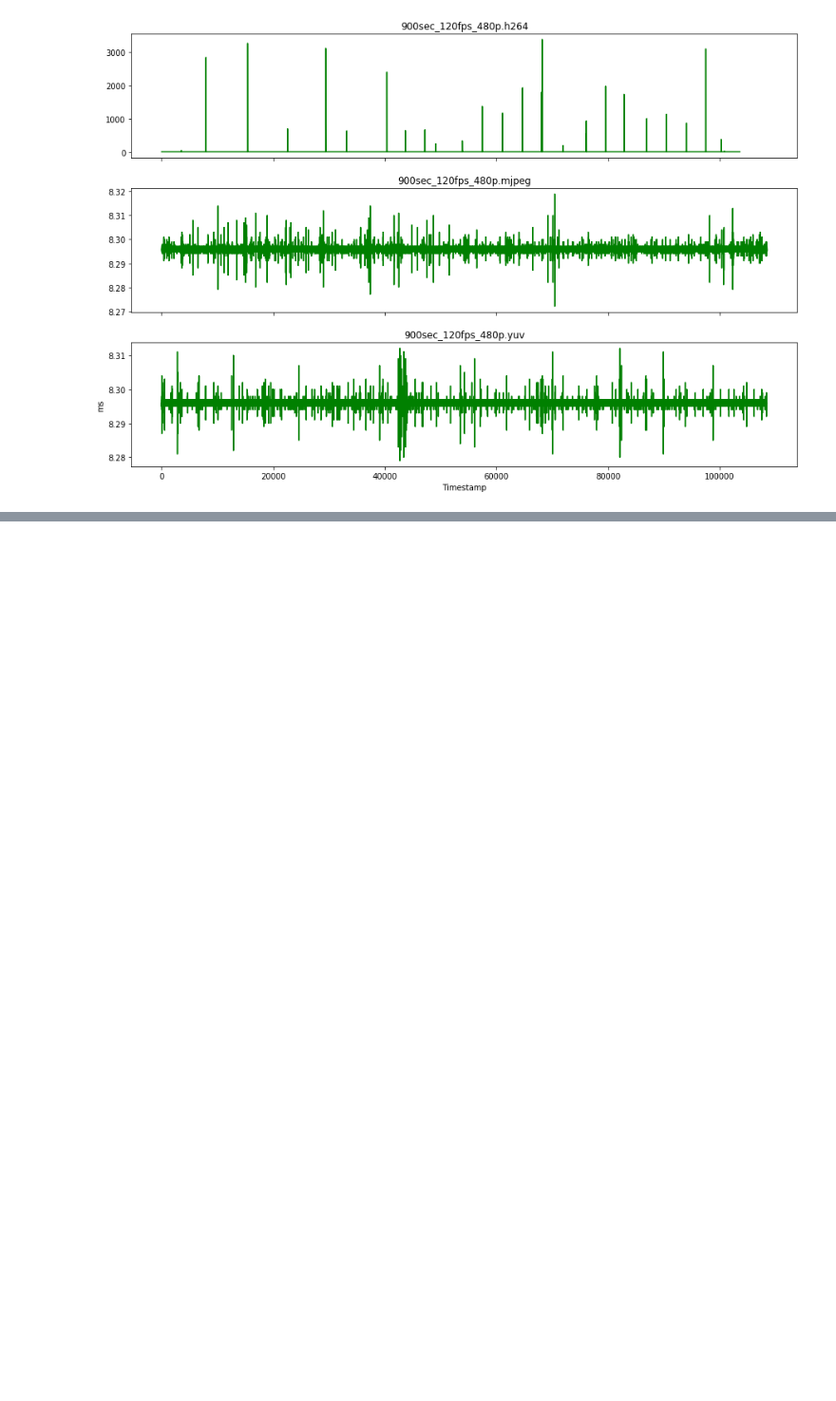
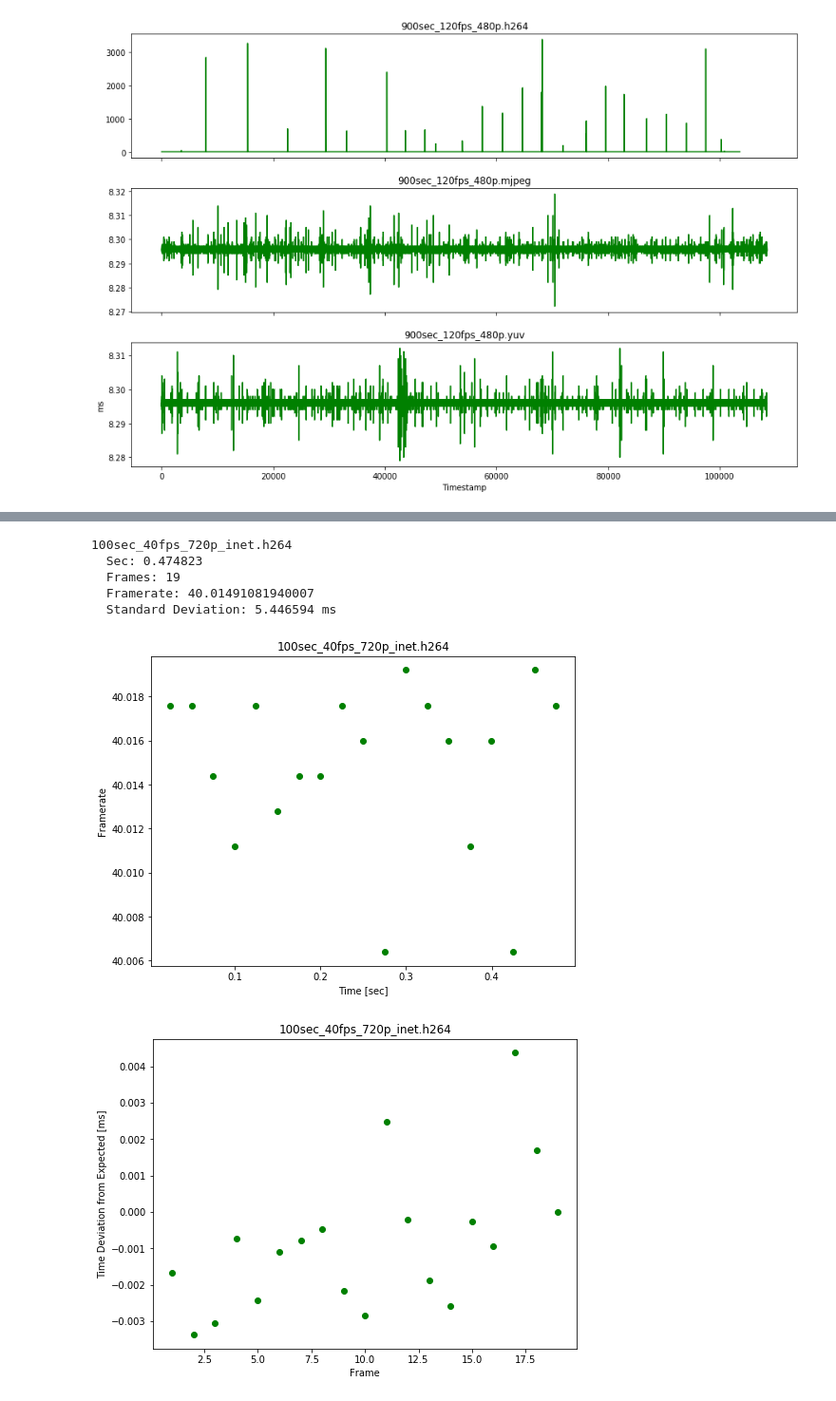
Before and after one commit to zacharyselk/picam, a Jupyter notebook: evaluation/Untitled.ipynb, the cells around one changed output, grey strips where cells are left out. Shown: that part at 95% size. Drawn from its saved outputs; the diff is of its cells as text; code cells hidden in the pictures; blank space fills up the shorter version.

```diff
--- a/evaluation/Untitled.ipynb
+++ b/evaluation/Untitled.ipynb
@@ -68,7 +93,15 @@ obj.plot_timestamps()
 # %%
-obj = tools.fileEvaluation(LOGS_PATH + '100sec_40fps_720p_inet.h264.ts')
+obj = tools.evaluate(LOGS_PATH + '100sec_40fps_720p_inet.h264.ts')
 
 obj.info()
 obj.plot_framerate()
 obj.plot_relative_deviation()
 obj.plot_timestamps()
+# %% [output]
+100sec_40fps_720p_inet.h264
+  Sec: 0.474823
+  Frames: 19
+  Framerate: 40.01491081940007
+  Standard Deviation: 5.446594 ms
+[figure, added]
+[figure, added]
```
Also changed, not shown: parts of 6 cells of this notebook, 1 other file.
